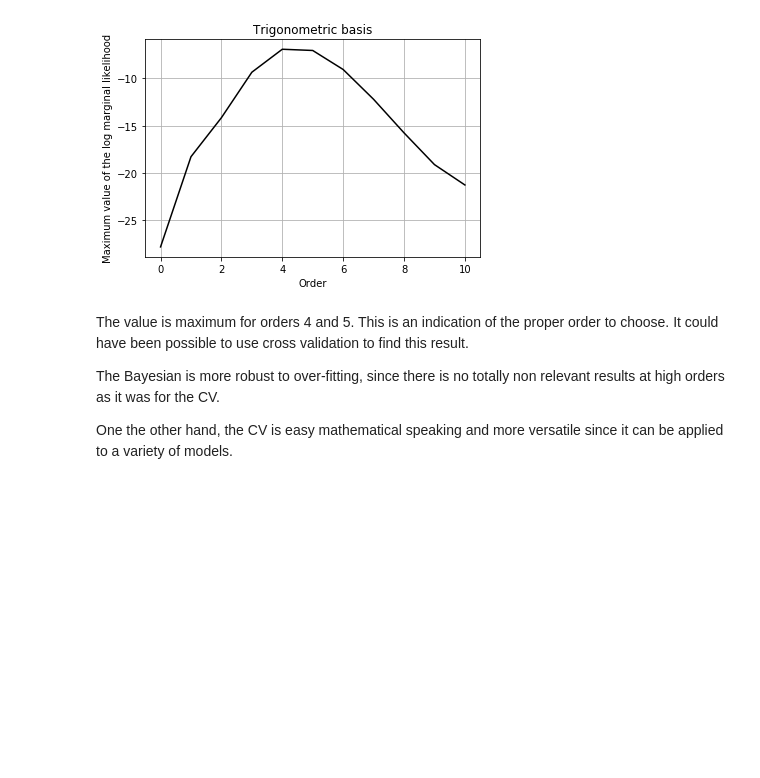
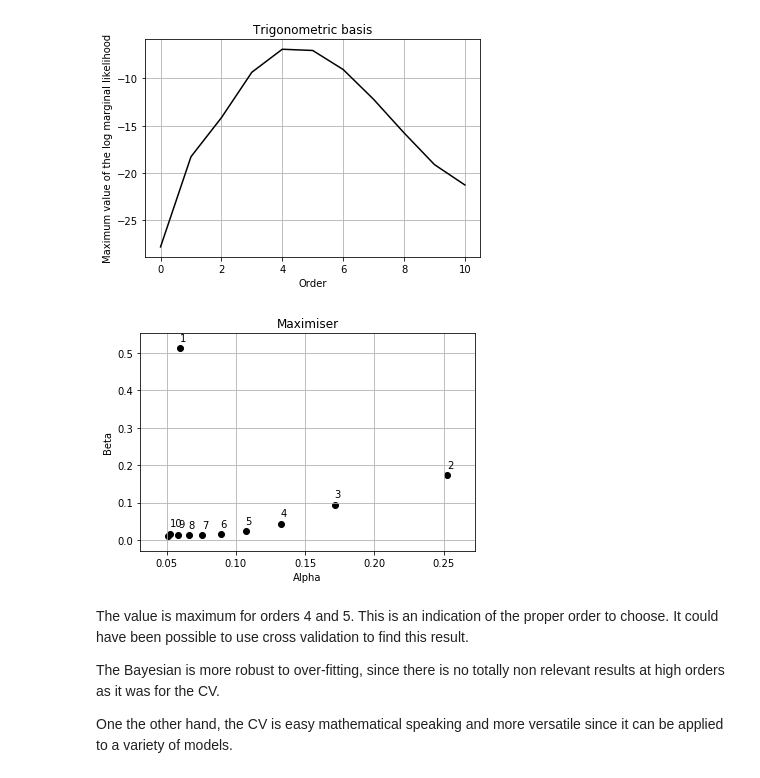
Before and after one commit to StaffG/bayesian, a Jupyter notebook: bayesian.ipynb, the cells around one changed output. Drawn from its saved outputs; the diff is of its cells as text; code cells hidden in the pictures; blank space fills up the shorter version.

```diff
--- a/bayesian.ipynb
+++ b/bayesian.ipynb
@@ -151,7 +151,9 @@ This is also a way to do model selection, in comparing the value of the max log
 # %%
 nb_iter = 100000
 kernel = 2
-R = []
+value_alpha = []
+value_beta = []
+value_max = []
 for i in range(11):
     if i < 4:
         step = 0.00001
@@ -159,7 +161,9 @@ for i in range(11):
         step = 0.000001
     a = grad_descent(step, nb_iter, epsilon, alpha_0, beta_0, phi_mat(i, X, kernel), Y)
     print(np.shape(a[2]))
-    R.append(a[2][-1])
+    value_alpha.append(a[0][-1])
+    value_beta.append(a[1][-1])
+    value_max.append(a[2][-1])
 # %% [output]
 (27063,)
 (34177,)
@@ -180,6 +184,16 @@ plt.title("Trigonometric basis")
 plt.grid()
 # %% [output]
 [figure]
+# %%
+plt.scatter(value_alpha, value_beta, color="black")
+for i in range(10):
+    plt.annotate(i+1, (value_alpha[i], value_beta[i]+0.02))
+plt.xlabel("Alpha")
+plt.ylabel("Beta")
+plt.title("Maximiser")
+plt.grid()
+# %% [output]
+[figure, added]
 # %% [markdown]
 The value is maximum for orders 4 and 5. This is an indication of the proper order to choose. It could have been possible to use cross validation to find this result.
 
```
Also changed, not shown: parts of 3 cells of this notebook.
